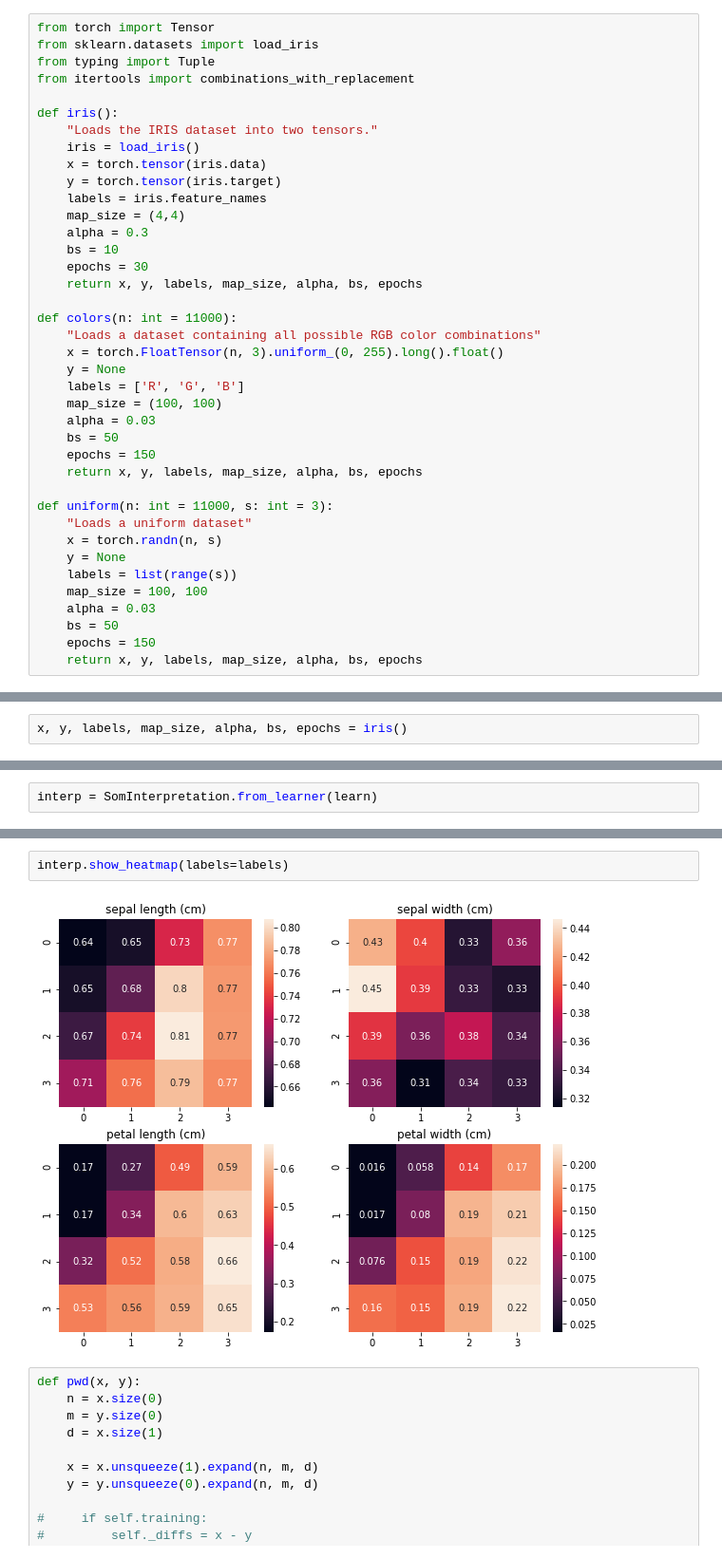
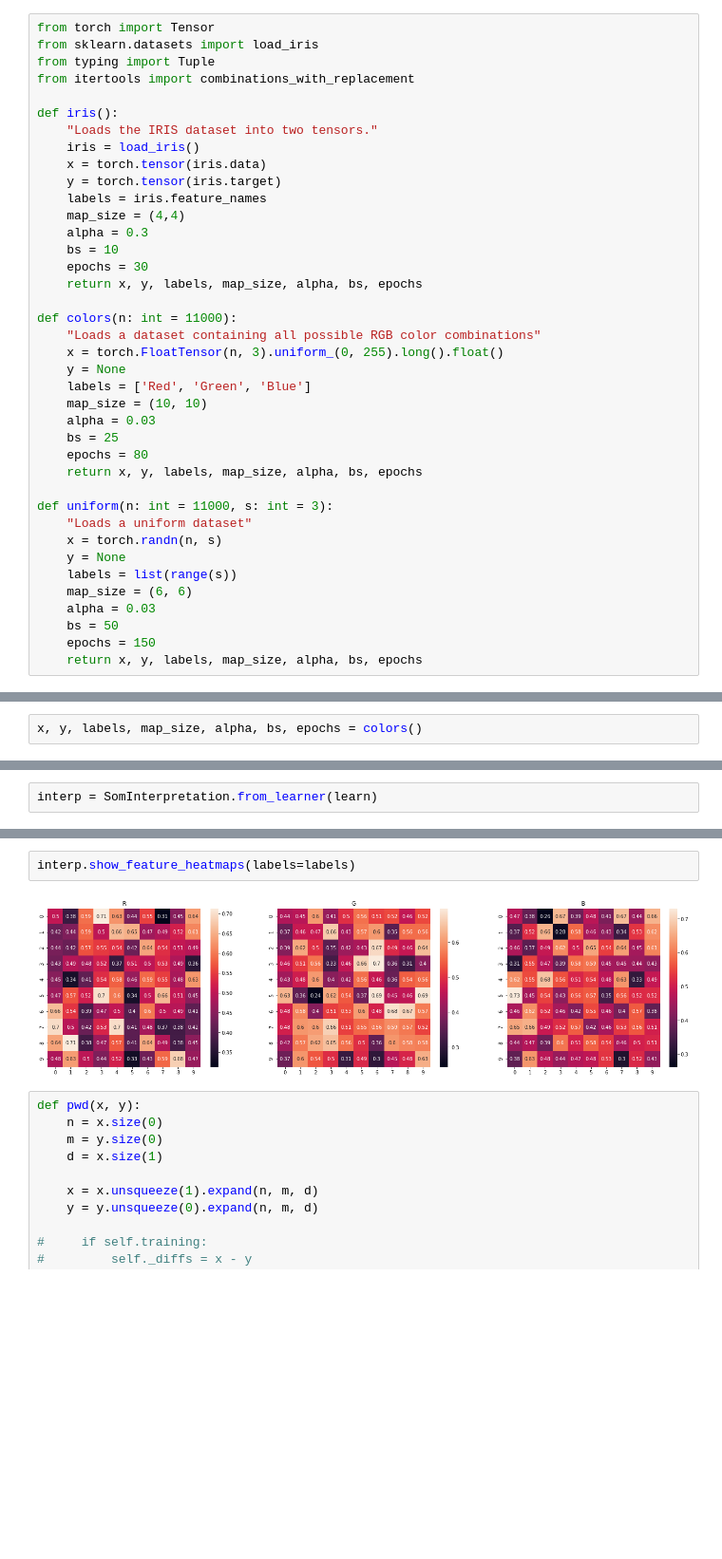
Before and after one commit to kireygroup/fastsom, a Jupyter notebook: som/nbs/SOM Experiments.ipynb, the cells around one changed output, grey strips where cells are left out. Shown at 95% size. Cells and saved outputs as stored; diff of their text form; blank space fills up the shorter version.

```diff
--- a/som/nbs/SOM Experiments.ipynb
+++ b/som/nbs/SOM Experiments.ipynb
@@ -30,11 +33,11 @@ def colors(n: int = 11000):
     "Loads a dataset containing all possible RGB color combinations"
     x = torch.FloatTensor(n, 3).uniform_(0, 255).long().float()
     y = None
-    labels = ['R', 'G', 'B']
-    map_size = (100, 100)
+    labels = ['Red', 'Green', 'Blue']
+    map_size = (10, 10)
     alpha = 0.03
-    bs = 50
-    epochs = 150
+    bs = 25
+    epochs = 80
     return x, y, labels, map_size, alpha, bs, epochs
 
 def uniform(n: int = 11000, s: int = 3):
@@ -42,7 +45,7 @@ def uniform(n: int = 11000, s: int = 3):
     x = torch.randn(n, s)
     y = None
     labels = list(range(s))
-    map_size = 100, 100
+    map_size = (6, 6)
     alpha = 0.03
     bs = 50
     epochs = 150
@@ -52,5 +53,5 @@ SyntaxError: invalid syntax (<ipython-input-226-17a68837e35e>, line 15)
 # %%
-x, y, labels, map_size, alpha, bs, epochs = iris()
+x, y, labels, map_size, alpha, bs, epochs = colors()
 # %%
 x.shape
 # %% [output]
@@ -104,7 +108,7 @@ interp.show_omni_heatmap()
 # %%
-interp.show_heatmap(labels=labels)
+interp.show_feature_heatmaps(labels=labels)
 # %% [output]
-[figure, old version]
+[figure, new version]
 # %%
 def pwd(x, y):
     n = x.size(0)
```
Also changed, not shown: parts of 11 cells of this notebook, 1 other file.
